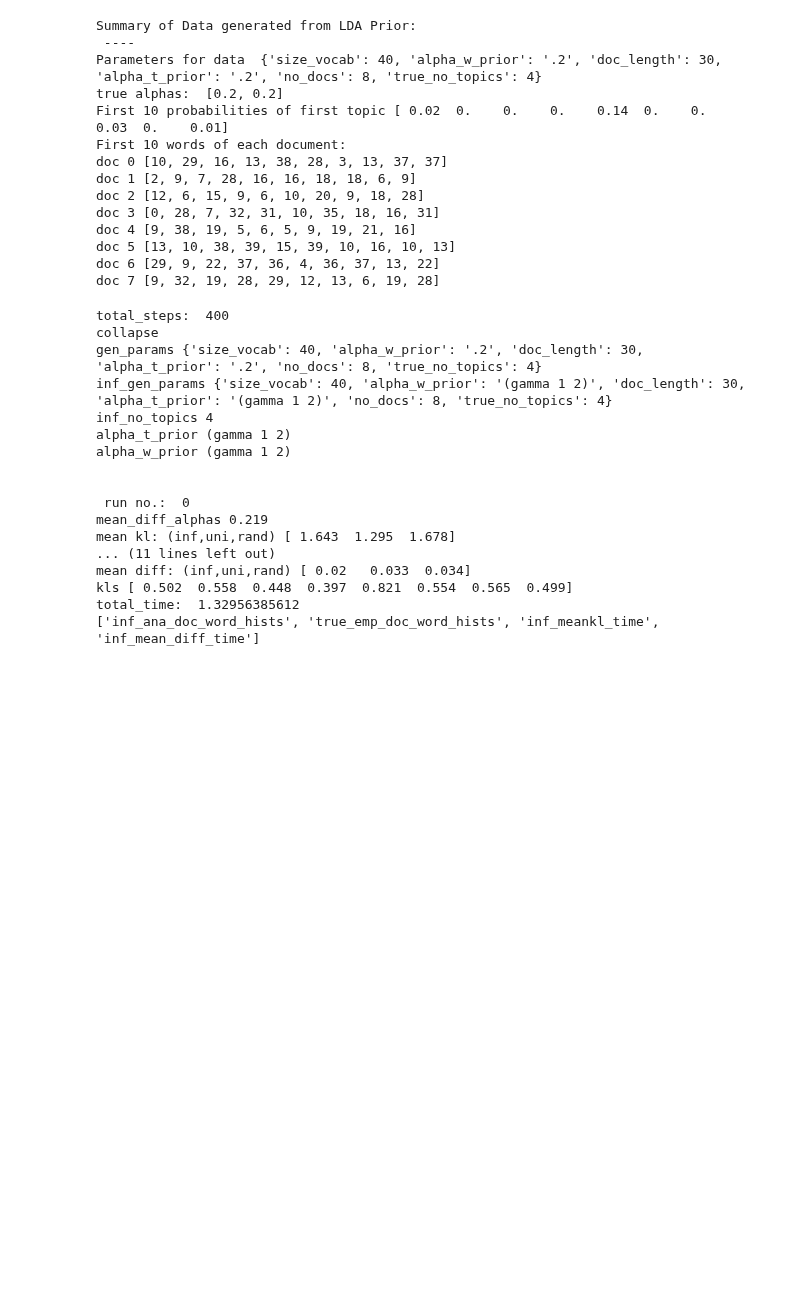
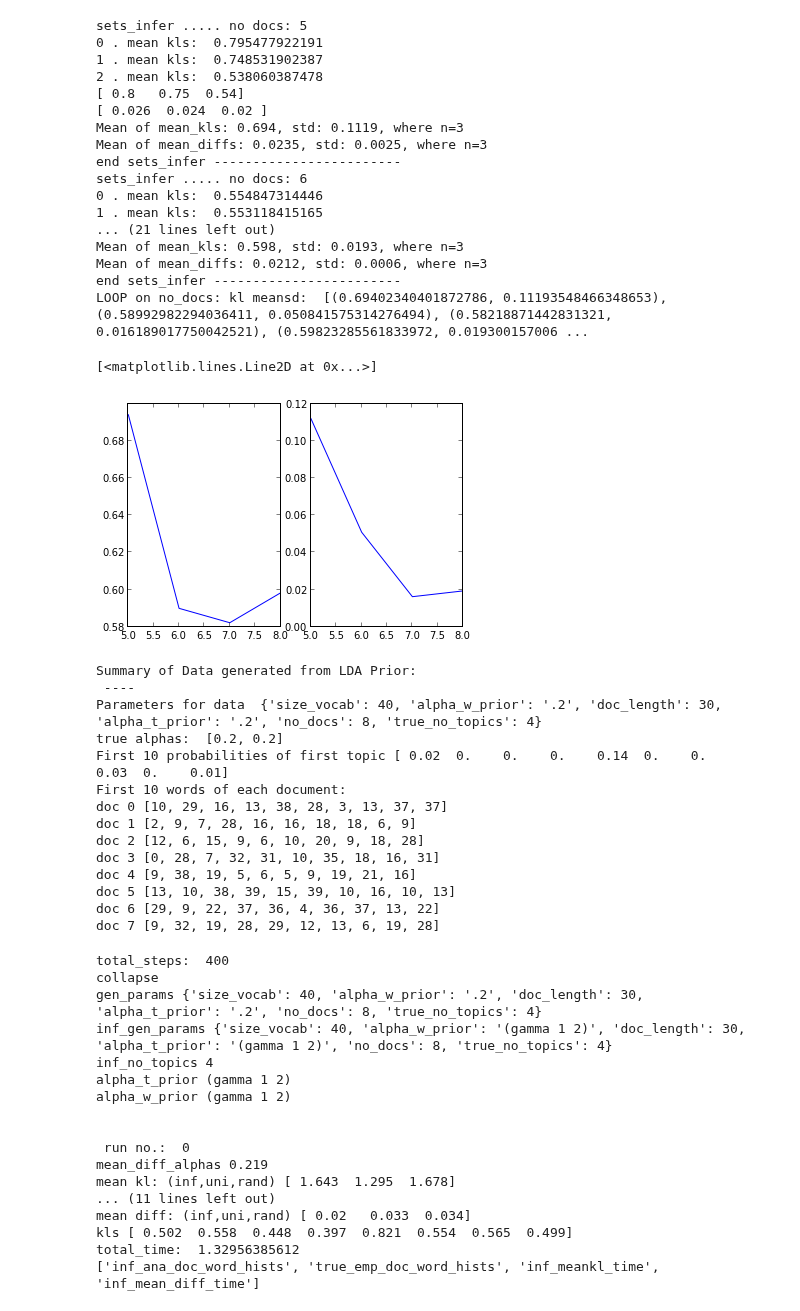
Before and after one commit to owainevans/myunit, a Jupyter notebook: lda_files/lda_unit_plot_v2.ipynb, the cells around one changed output. Drawn from its saved outputs; the diff is of its cells as text; code cells hidden in the pictures; blank space fills up the shorter version.

```diff
--- a/lda_files/lda_unit_plot_v2.ipynb
+++ b/lda_files/lda_unit_plot_v2.ipynb
@@ -22,23 +22,3 @@ from lda_utils import *
 # as we increase the amount of data, we should decrease the variance in our
 # performance, coz the prior (which constrains our performance) will come
 # less into play.
-# %%
-def no_docs_to_steps(no_docs,doc_length):
-    total_obs = doc_length * no_docs
-    inf_per_obs = 100 #250
-    return total_obs * inf_per_obs
-
-no_docs_range = range(5,9)
-
-no_docs_kls=[]; no_docs_diff=[]
-
-for no_docs in no_docs_range:
-    kl,diff = sets_infer(no_docs = no_docs,steps_per_run = no_docs_to_steps(no_docs,30),no_datasets=3)
-    no_docs_kls.append(kl)
-    no_docs_diff.append(diff)
-
-kl_mean_std = [ ( np.mean(kls_lst),np.std(kls_lst) ) for kls_lst in no_docs_kls ]
-print 'LOOP on no_docs: klmeansd: ', kl_mean_std
-fig,ax = plt.subplots(1,2)
-ax[0].plot(no_docs_range,np.std(no_docs_kls))
-ax[1].plot(no_docs_range,np.std(no_docs_diff))
@@ -89,6 +48,47 @@ def sets_infer(no_docs=5, no_datasets=3,steps_per_run=4*10**4, no_epochs=2):
     #ax[0].hist(mean_kls,color='m'); ax[1].hist(mean_diffs,color='c')
     print 'end sets_infer ------------------------'
     return mean_kls,mean_diffs
+# %%
+def no_docs_to_steps(no_docs,doc_length):
+    total_obs = doc_length * no_docs
+    inf_per_obs = 3 #250
+    return total_obs * inf_per_obs
+
+no_docs_range = range(5,9)
+
+no_docs_kls=[]; no_docs_diff=[]
+
+for no_docs in no_docs_range:
+    kl,diff = sets_infer(no_docs = no_docs,steps_per_run = no_docs_to_steps(no_docs,30),no_datasets=3)
+    no_docs_kls.append(kl)
+    no_docs_diff.append(diff)
+
+kl_mean_std = [ ( np.mean(kls_lst),np.std(kls_lst) ) for kls_lst in no_docs_kls ]
+diff_mean_std = [ ( np.mean(diff_lst),np.std(diff_lst) ) for diff_lst in no_docs_diff ]
+print 'LOOP on no_docs: kl meansd: ', kl_mean_std
+fig,ax = plt.subplots(1,2)
+ax[0].plot(no_docs_range,np.array(kl_mean_std)[:,0] )
+ax[1].plot(no_docs_range,np.array(kl_mean_std)[:,1] )
+# %% [output]
+sets_infer ..... no docs: 5
+0 . mean kls:  0.795477922191
+1 . mean kls:  0.748531902387
+2 . mean kls:  0.538060387478
+[ 0.8   0.75  0.54]
+[ 0.026  0.024  0.02 ]
+Mean of mean_kls: 0.694, std: 0.1119, where n=3
+Mean of mean_diffs: 0.0235, std: 0.0025, where n=3
+end sets_infer ------------------------
+sets_infer ..... no docs: 6
+0 . mean kls:  0.554847314446
+1 . mean kls:  0.553118415165
+... (21 lines left out)
+Mean of mean_kls: 0.598, std: 0.0193, where n=3
+Mean of mean_diffs: 0.0212, std: 0.0006, where n=3
+end sets_infer ------------------------
+LOOP on no_docs: kl meansd:  [(0.69402340401872786, 0.11193548466348653), (0.58992982294036411, 0.050841575314276494), (0.58218871442831321, 0.016189017750042521), (0.59823285561833972, 0.019300157006 ...
+[<matplotlib.lines.Line2D at 0x...>]
+[figure, added]
 # %%
 # GEN DOCS FROM PRIOR
 
```
Also changed, not shown: parts of 1 cell of this notebook, 1 other file.
